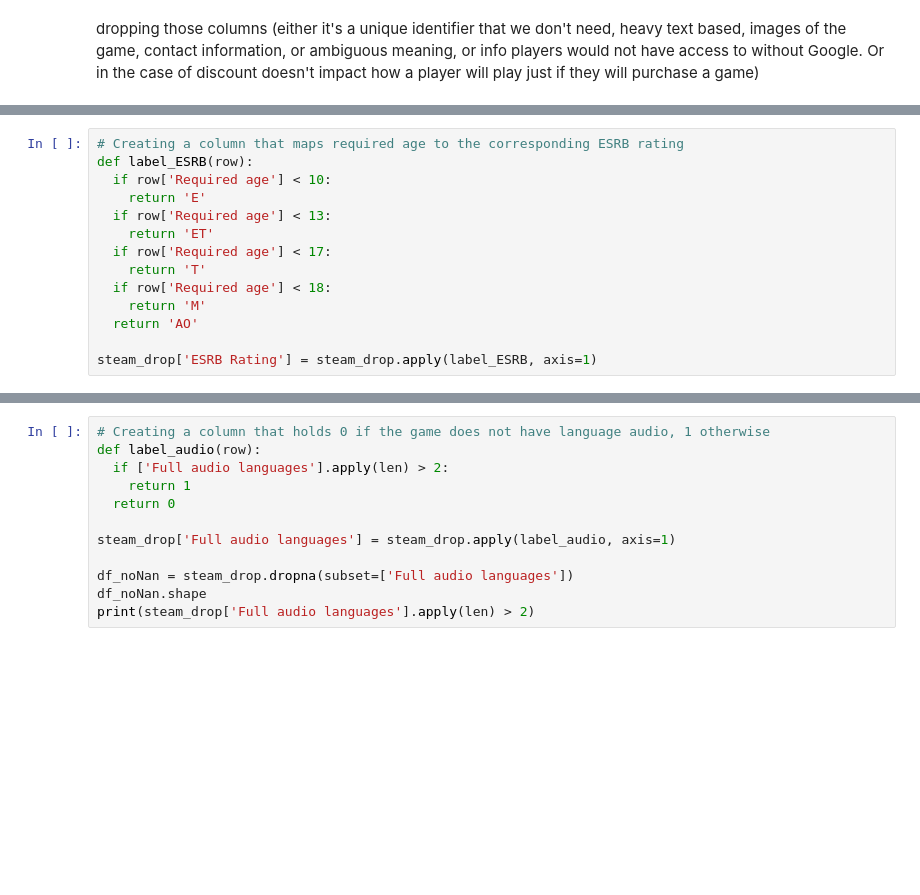
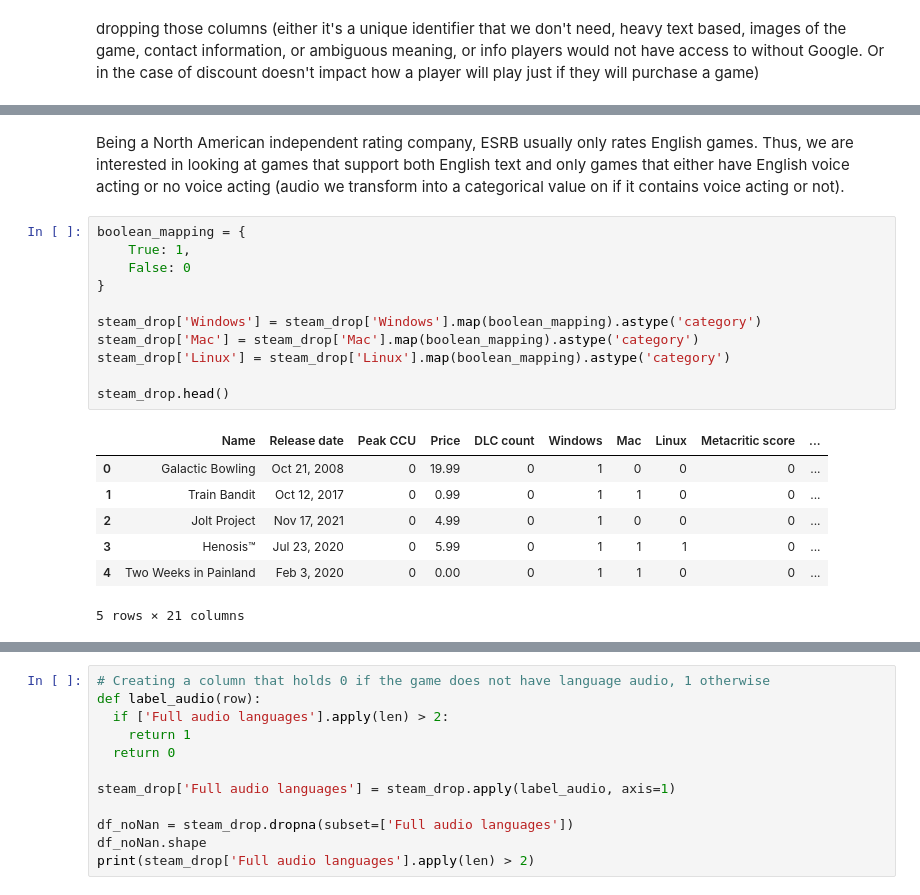
Before and after one commit to zakirangwala/esrb-wizard, a Jupyter notebook: notebooks/model_demo_colab.ipynb, the cells around one changed output, grey strips where cells are left out. Cells and saved outputs as stored; diff of their text form; blank space fills up the shorter version.

```diff
--- a/notebooks/model_demo_colab.ipynb
+++ b/notebooks/model_demo_colab.ipynb
@@ -83,14 +64,0 @@ Unique columns in 'Full audio languages':  2862
-# %%
-# Creating a column that maps required age to the corresponding ESRB rating
-def label_ESRB(row):
-  if row['Required age'] < 10:
-    return 'E'
-  if row['Required age'] < 13:
-    return 'ET'
-  if row['Required age'] < 17:
-    return 'T'
-  if row['Required age'] < 18:
-    return 'M'
-  return 'AO'
-
-steam_drop['ESRB Rating'] = steam_drop.apply(label_ESRB, axis=1)
@@ -104,0 +126,21 @@ steam_drop['ESRB Rating'] = steam_drop.apply(label_ESRB, axis=1)
+# %% [markdown]
+Being a North American independent rating company, ESRB usually only rates English games. Thus, we are interested in looking at games that support both English text and only games that either have English voice acting or no voice acting (audio we transform into a categorical value on if it contains voice acting or not).
+# %%
+boolean_mapping = {
+    True: 1,
+    False: 0
+}
+
+steam_drop['Windows'] = steam_drop['Windows'].map(boolean_mapping).astype('category')
+steam_drop['Mac'] = steam_drop['Mac'].map(boolean_mapping).astype('category')
+steam_drop['Linux'] = steam_drop['Linux'].map(boolean_mapping).astype('category')
+
+steam_drop.head()
+# %% [output]
+|  | Name | Release date | Peak CCU | Price | DLC count | Windows | Mac | Linux | Metacritic score | ... |
+| 0 | Galactic Bowling | Oct 21, 2008 | 0 | 19.99 | 0 | 1 | 0 | 0 | 0 | ... |
+| 1 | Train Bandit | Oct 12, 2017 | 0 | 0.99 | 0 | 1 | 1 | 0 | 0 | ... |
+| 2 | Jolt Project | Nov 17, 2021 | 0 | 4.99 | 0 | 1 | 0 | 0 | 0 | ... |
+| 3 | Henosis™ | Jul 23, 2020 | 0 | 5.99 | 0 | 1 | 1 | 1 | 0 | ... |
+| 4 | Two Weeks in Painland | Feb 3, 2020 | 0 | 0.00 | 0 | 1 | 1 | 0 | 0 | ... |
+5 rows × 21 columns
```
Also changed, not shown: parts of 17 cells of this notebook.
